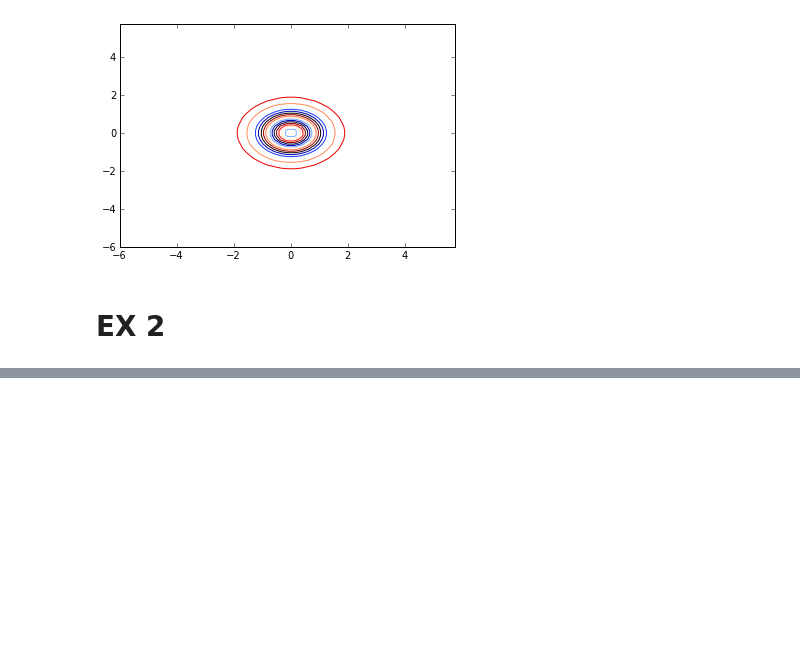
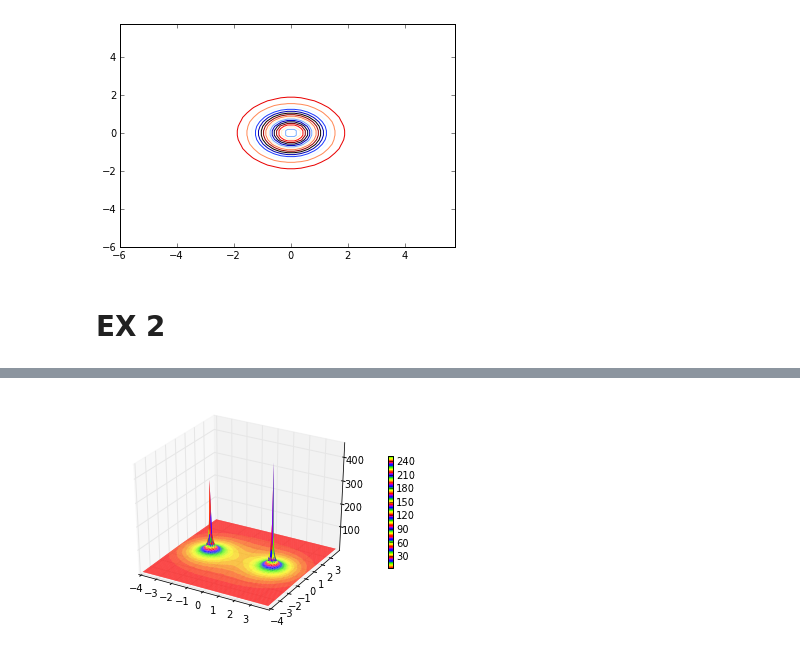
Before and after one commit to ssteeper/PHYS-202-13, a Jupyter notebook: week4/3DPlotandFunctions.ipynb, the cells around one changed output, grey strips where cells are left out. Saved outputs shown, nothing was run; the diff lists cells and outputs as text; code cells hidden in the pictures; blank space fills up the shorter version.

```diff
--- a/week4/3DPlotandFunctions.ipynb
+++ b/week4/3DPlotandFunctions.ipynb
@@ -99,0 +107,5 @@ show()
+# %%
+def pointPotential(x, y, q, posx, posy):
+    """Computes electric potential from charge q at posx, posy and returns the potential at x,y"""
+    k = 8.98755178e9
+    return (k*q)/sqrt((x-posx)**2 + (y-posy)**2)
@@ -99,0 +119,4 @@ show()
+# %%
+x,y = meshgrid(arange(-2.,2.,.06),arange(-2.,2.,.06))
+Vxy= pointPotential(x,y,1e-9,0.,0.)
+print Vxy
@@ -99,0 +142,3 @@ show()
+# %%
+def dipolePotential(x,y,q,d):
+    return pointPotential(x,y,q,-d,0) + pointPotential(x,y,q,d,0)
@@ -99,0 +149,13 @@ show()
+# %%
+x,y, = meshgrid(arange(-4.,4.,.06),arange(-4.,4.,.06))
+q = 1e-9
+d = 2
+
+V = dipolePotential(x,y,q,d)
+
+fig = figure()
+ax = fig.gca(projection='3d')
+p = ax.plot_surface(x, y, V, rstride=1, cstride=1, lw=0, cmap=cm.prism)
+cb = fig.colorbar(p, shrink=.5)
+# %% [output]
+[figure, added]
```
Also changed, not shown: parts of 10 cells of this notebook.
